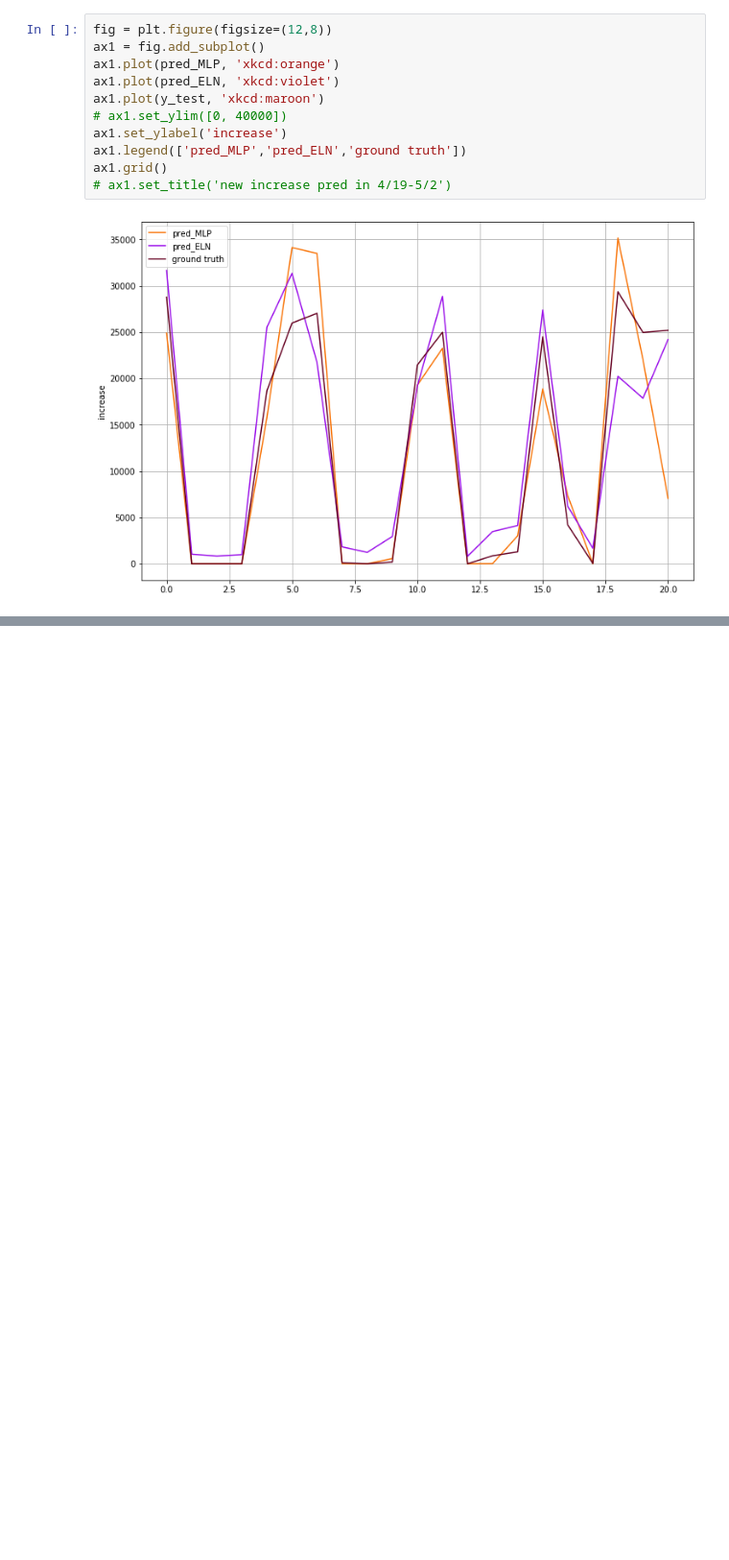
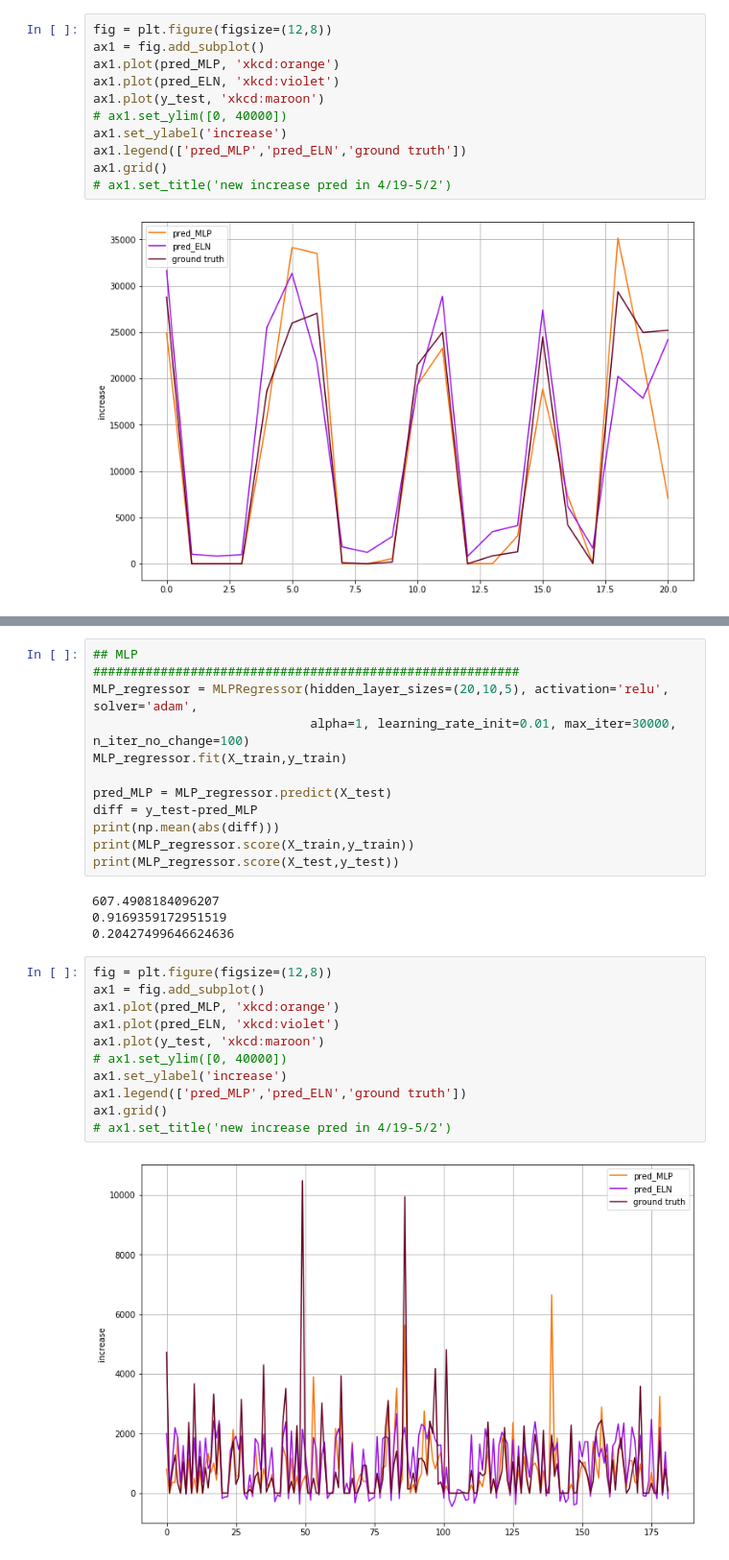
Before and after one commit to Trembleo/DS-GA-1003-Final-proj, a Jupyter notebook: code/COVIDtrends.ipynb, the cells around one changed output, grey strips where cells are left out. Shown: that part at 96% size. Cells and saved outputs as stored; diff of their text form; blank space fills up the shorter version.

```diff
--- a/code/COVIDtrends.ipynb
+++ b/code/COVIDtrends.ipynb
@@ -142,0 +193,29 @@ ax1.grid()
+# %%
+## MLP
+#########################################################
+MLP_regressor = MLPRegressor(hidden_layer_sizes=(20,10,5), activation='relu', solver='adam',
+                             alpha=1, learning_rate_init=0.01, max_iter=30000, n_iter_no_change=100)
+MLP_regressor.fit(X_train,y_train)
+
+pred_MLP = MLP_regressor.predict(X_test)
+diff = y_test-pred_MLP
+print(np.mean(abs(diff)))
+print(MLP_regressor.score(X_train,y_train))
+print(MLP_regressor.score(X_test,y_test))
+# %% [output]
+607.4908184096207
+0.9169359172951519
+0.20427499646624636
+# %%
+fig = plt.figure(figsize=(12,8))
+ax1 = fig.add_subplot()
+ax1.plot(pred_MLP, 'xkcd:orange')
+ax1.plot(pred_ELN, 'xkcd:violet')
+ax1.plot(y_test, 'xkcd:maroon')
+# ax1.set_ylim([0, 40000])
+ax1.set_ylabel('increase')
+ax1.legend(['pred_MLP','pred_ELN','ground truth'])
+ax1.grid()
+# ax1.set_title('new increase pred in 4/19-5/2')
+# %% [output]
+[figure, added]
```
Also changed, not shown: parts of 6 cells of this notebook, 2 other files.
